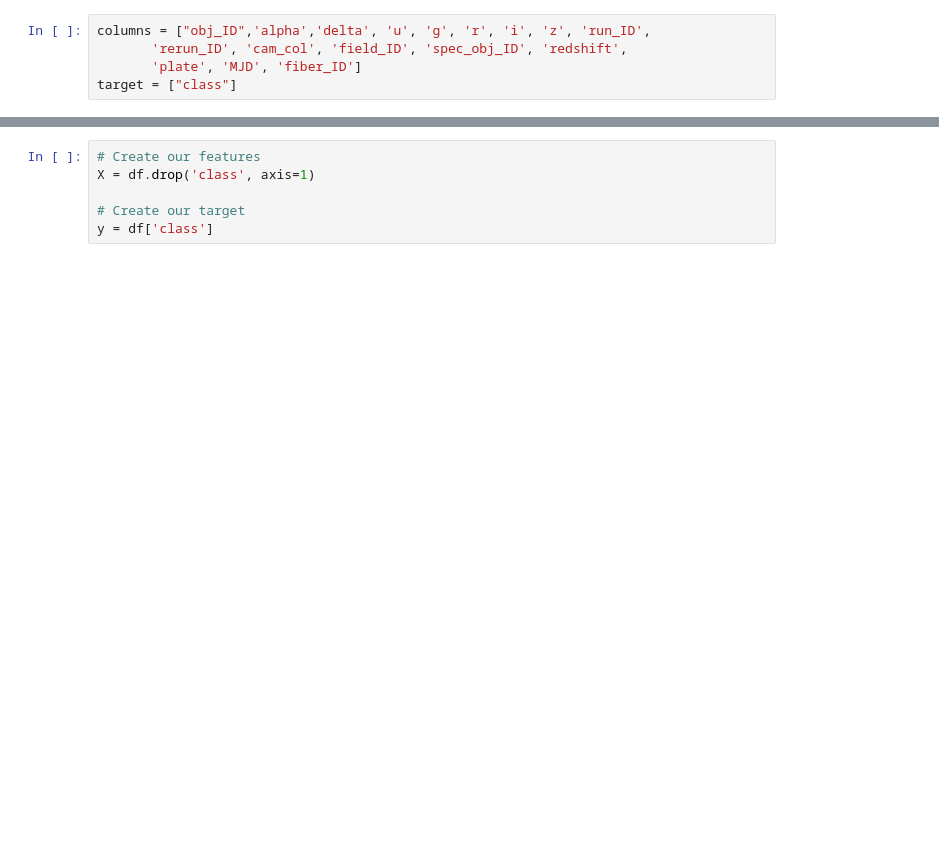
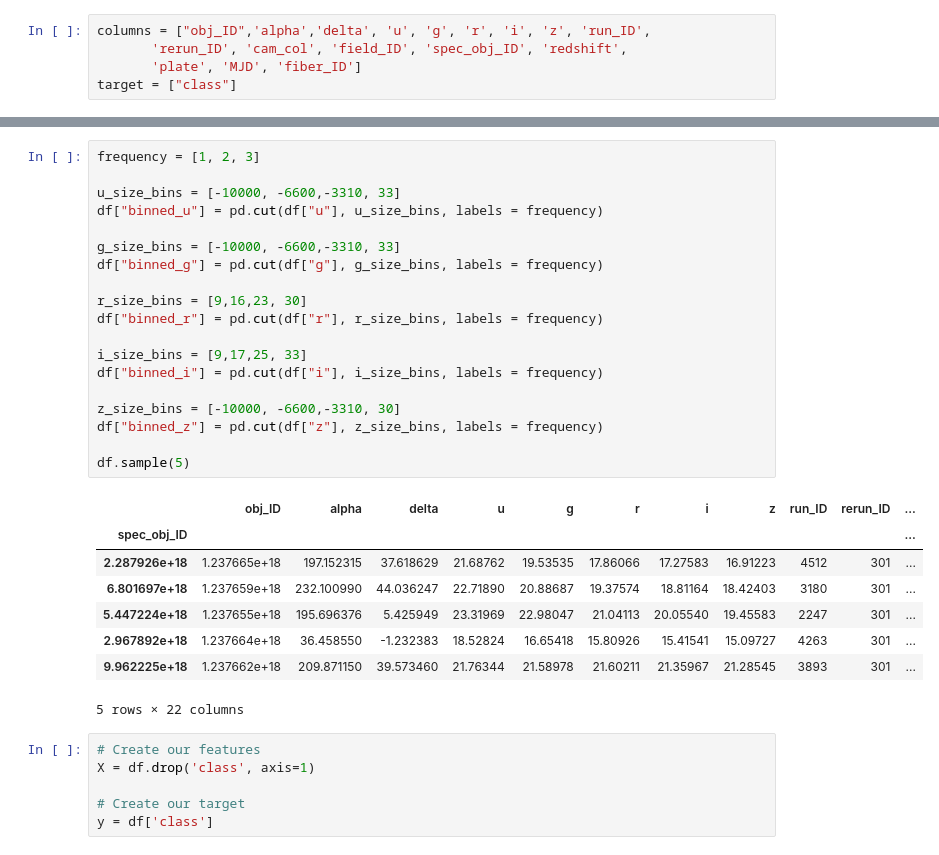
Before and after one commit to wonhee3472/Da_Vinci_Code, a Jupyter notebook: ML_model.ipynb, the cells around one changed output, grey strips where cells are left out. Drawn from its saved outputs; the diff is of its cells as text; blank space fills up the shorter version.

```diff
--- a/ML_model.ipynb
+++ b/ML_model.ipynb
@@ -62,3 +102,31 @@ df
+# %%
+frequency = [1, 2, 3]
+
+u_size_bins = [-10000, -6600,-3310, 33]
+df["binned_u"] = pd.cut(df["u"], u_size_bins, labels = frequency)
+
+g_size_bins = [-10000, -6600,-3310, 33]
+df["binned_g"] = pd.cut(df["g"], g_size_bins, labels = frequency)
+
+r_size_bins = [9,16,23, 30]
+df["binned_r"] = pd.cut(df["r"], r_size_bins, labels = frequency)
+
+i_size_bins = [9,17,25, 33]
+df["binned_i"] = pd.cut(df["i"], i_size_bins, labels = frequency)
+
+z_size_bins = [-10000, -6600,-3310, 30]
+df["binned_z"] = pd.cut(df["z"], z_size_bins, labels = frequency)
+
+df.sample(5)
+# %% [output]
+|  | obj_ID | alpha | delta | u | g | r | i | z | run_ID | rerun_ID | ... |
+| spec_obj_ID |  |  |  |  |  |  |  |  |  |  | ... |
+| 2.287926e+18 | 1.237665e+18 | 197.152315 | 37.618629 | 21.68762 | 19.53535 | 17.86066 | 17.27583 | 16.91223 | 4512 | 301 | ... |
+| 6.801697e+18 | 1.237659e+18 | 232.100990 | 44.036247 | 22.71890 | 20.88687 | 19.37574 | 18.81164 | 18.42403 | 3180 | 301 | ... |
+| 5.447224e+18 | 1.237655e+18 | 195.696376 | 5.425949 | 23.31969 | 22.98047 | 21.04113 | 20.05540 | 19.45583 | 2247 | 301 | ... |
+| 2.967892e+18 | 1.237664e+18 | 36.458550 | -1.232383 | 18.52824 | 16.65418 | 15.80926 | 15.41541 | 15.09727 | 4263 | 301 | ... |
+| 9.962225e+18 | 1.237662e+18 | 209.871150 | 39.573460 | 21.76344 | 21.58978 | 21.60211 | 21.35967 | 21.28545 | 3893 | 301 | ... |
+5 rows × 22 columns
 # %%
 # Create our features
 X = df.drop('class', axis=1)
```
Also changed, not shown: parts of 15 cells of this notebook.
